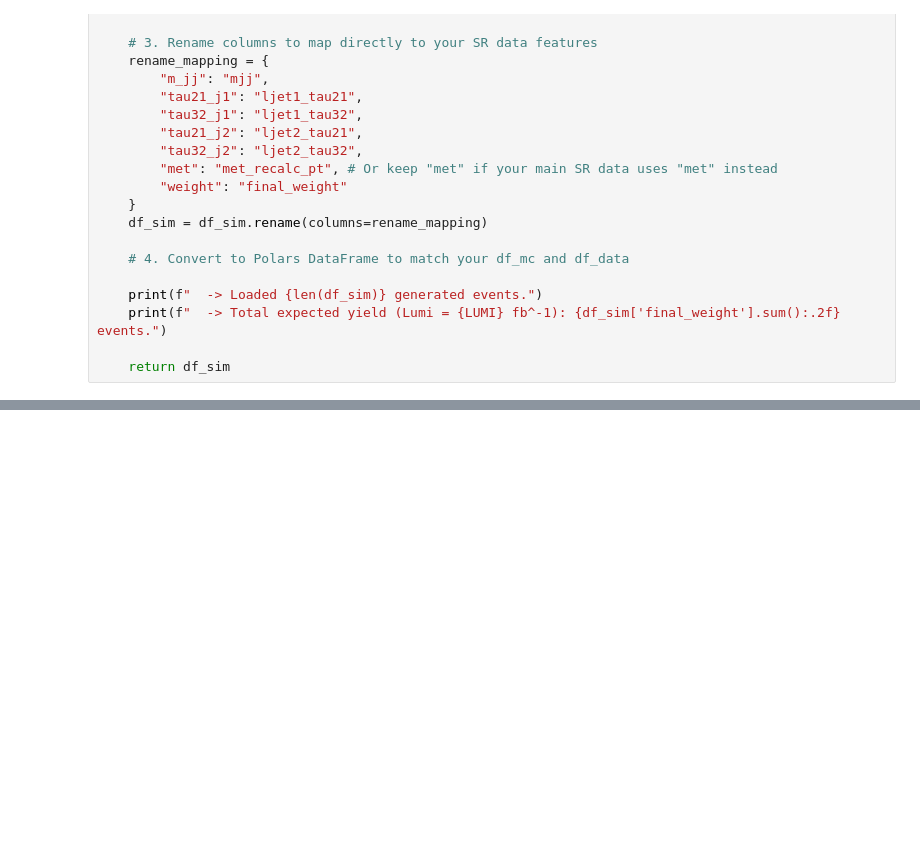
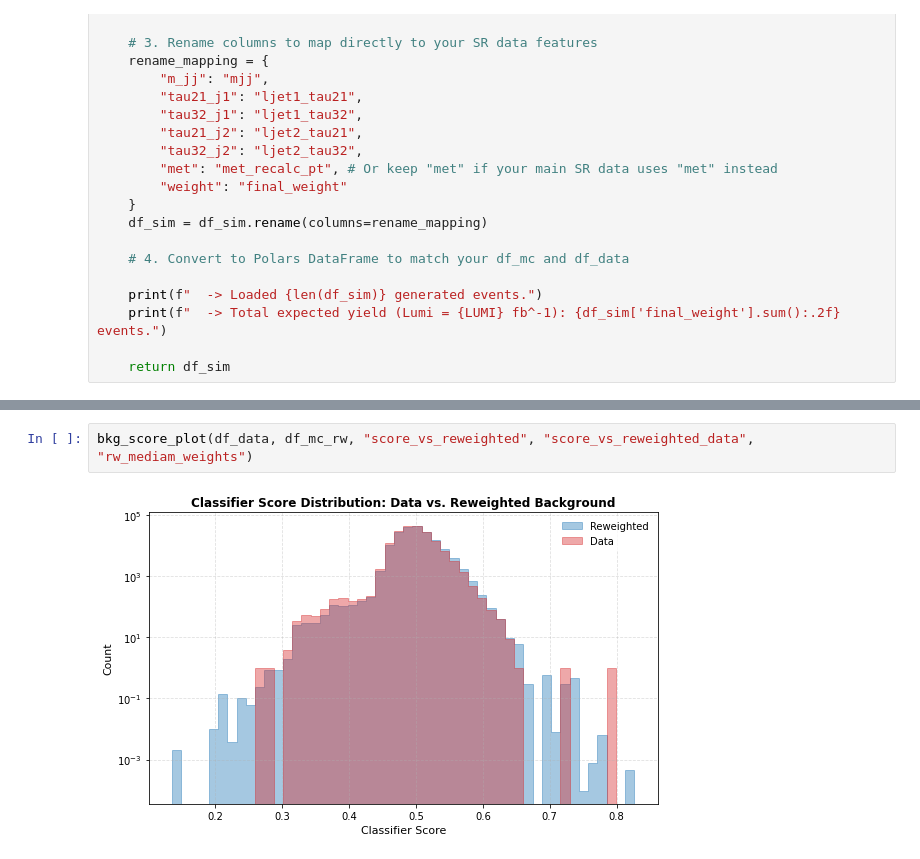
Before and after one commit to sherkaicode/Non-Resonant-AD, a Jupyter notebook: 5_NRAD_Anomaly_ver2.ipynb, the cells around one changed output, grey strips where cells are left out. Drawn from its saved outputs; the diff is of its cells as text; blank space fills up the shorter version.

```diff
--- a/5_NRAD_Anomaly_ver2.ipynb
+++ b/5_NRAD_Anomaly_ver2.ipynb
@@ -202,0 +250,4 @@ df_1000_2
+# %%
+bkg_score_plot(df_data, df_mc_rw, "score_vs_reweighted", "score_vs_reweighted_data", "rw_mediam_weights")
+# %% [output]
+[figure, added]
```
Also changed, not shown: parts of 15 cells of this notebook, 7 other files.
